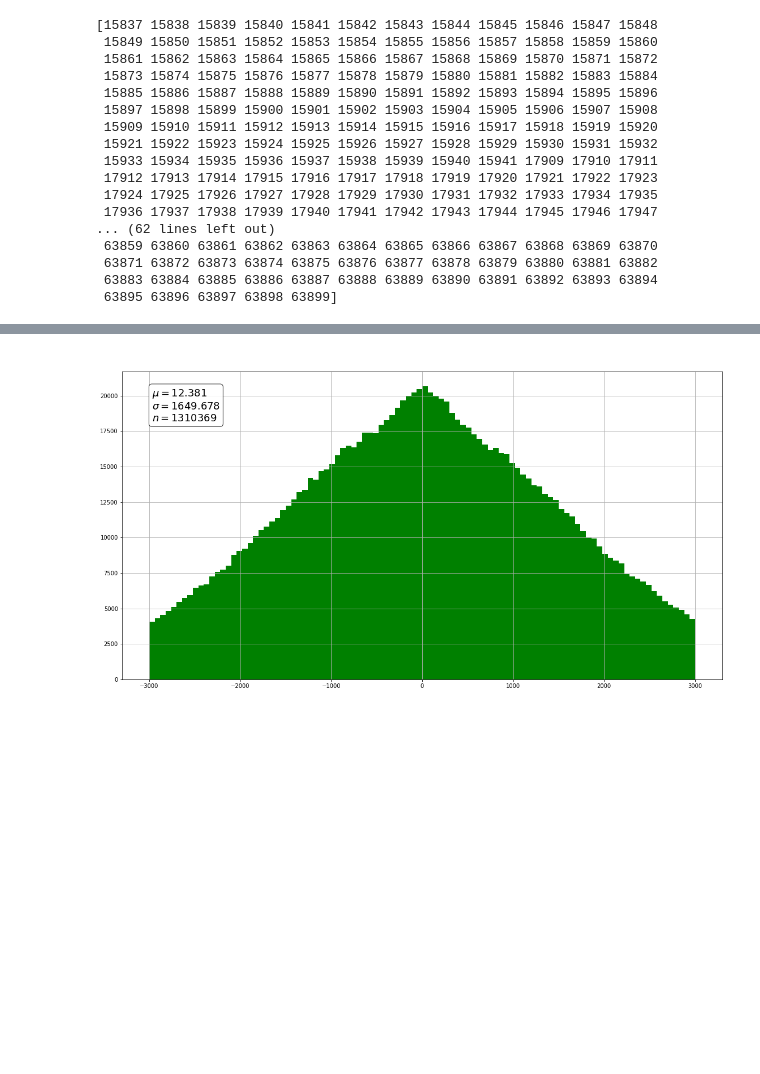
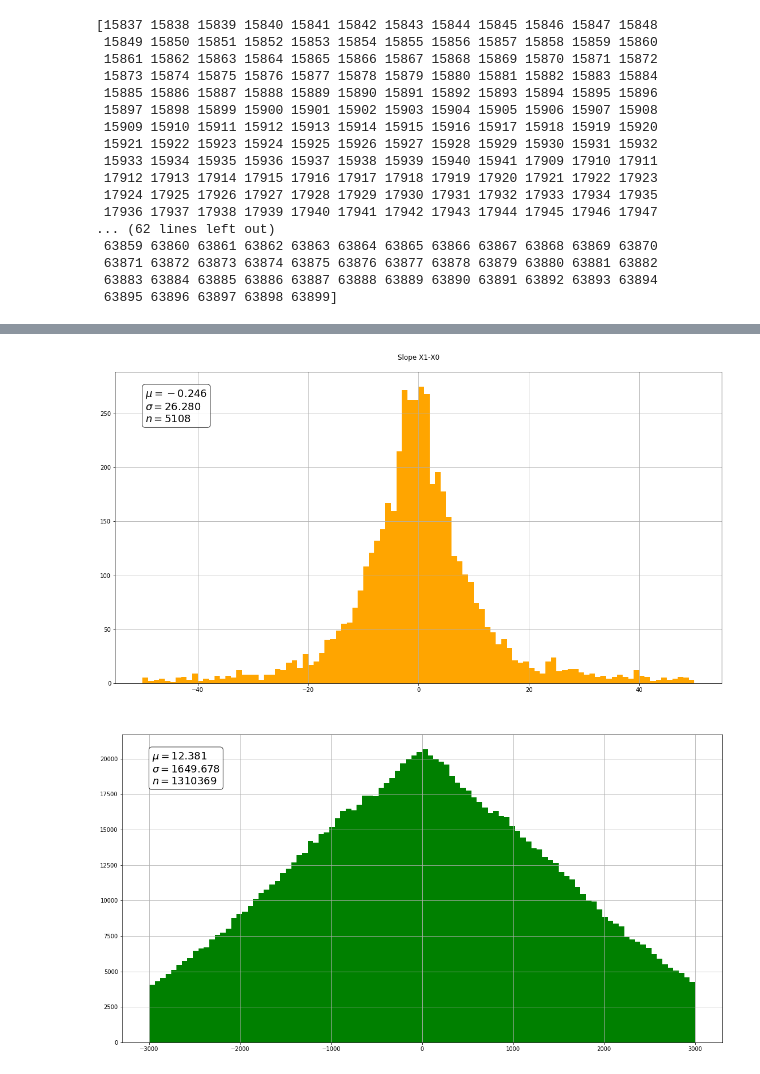
Before and after one commit to gabrielcammany/LHCb-CERN, a Jupyter notebook: notebooks/reconstruction/Track_Reconstruction.ipynb, the cells around one changed output, grey strips where cells are left out. Drawn from its saved outputs; the diff is of its cells as text; code cells hidden in the pictures; blank space fills up the shorter version.

Commit message:
Created a new version of the tracking reconstruction algorithm, together with multiple new plots for the report

```diff
--- a/notebooks/reconstruction/Track_Reconstruction.ipynb
+++ b/notebooks/reconstruction/Track_Reconstruction.ipynb
@@ -131,7 +126,7 @@ def predictHeight(x0, x3, x_stereo, stereo_layer, first_layer, last_layer):
     if (x3 - x0 == 0):
         m = 1
     else:
-        m = float(zLays[last_layer] - zLays[first_layer]) / float(x3 - x0)
+        m = (zLays[last_layer] - zLays[first_layer]) / (x3 - x0)
     n = zLays[last_layer] - (m * x3)
 
     x_pred = (z_stereo - n) / m
@@ -183,0 +152,6 @@ def selectValidTracks_NN(valid_tracks):
+# %%
+m = (zLays[0]) / float(86.7600021362)
+n = zLays[0] - (m * 86.7600021362)
+print((zLays[2] - n) / m )
+beta = (x_pred - 174.5431976318) / (math.radians(5) * zLays[1])
+math.tan(beta) * zLays[1]
@@ -184,3 +272,11 @@ def selectValidTracks_NN(valid_tracks):
+# %%
+def validateTracks(track1, track2):
+    found = 0
+    if track1[7][2] == track2[7][2] or track1[7][1] == track2[7][1]:
+        found += 1
+    if track1[7][0] == track2[7][0] or track1[7][3] == track2[7][3]:
+        found += 1
+    return found > 1
 # %%
 #
 # Test the NN model by using events not feeded as train
@@ -543,31 +455,49 @@ Particles with all hits
 # %%
 X_plot = []
 Y_plot = []
 
-event_hits = mc_hits[mc_hits[:,13] < events[1]]
+event_hits = mc_hits[mc_hits[:,13] < events[50]]
 
 # For each particle of a given event
 for particle in event_hits:
+
     if (len(particle[5]) > 1):
         # Extract only 12 hits, as some of them are really close
 
-        X_final = np.zeros(12)
+        X_final = {}
+        Zone_final = {}
         actual = -1
+        found_num = 0
+
+        # Extract all PrHits
         for i in range(0, len(particle[5])):
             if (actual != particle[8][i]):
-                X_final[actual + 1] = particle[5][i]
+                X_final[particle[8][i]] = []
+                X_final[particle[8][i]].append(particle[5][i])
+                Zone_final[particle[8][i]] = particle[12][i]
                 actual = particle[8][i]
+                found_num += 1
+            else:
+                X_final[actual].append(particle[5][i])
 
-        if (X_final[3] == 0):
+        if found_num < 12:
             continue
 
-        next_tracks = xtrack_model.predict(np.array([track[:6]]).reshape(1,-1))[0]
-        predicted = (xlayer_model.predict(np.array([X_final[0], 0]).reshape(1,-1)))[0]
+        pred_h2 = predictHeight(X_final[0][0], X_final[3][0], X_final[1][0], 1, 0, 3)
+        pred_h1 = predictHeight(X_final[0][0], X_final[3][0], X_final[2][0], 2, 0, 3)
 
-        Y_plot.append(np.abs(predicted[2] - X_final[3]))
+        if (pred_h1 > 0) and (pred_h1 > max_y) or (pred_h1 < 0) and (pred_h1 < min_y):
+            continue
+
+        if (pred_h2 > 0) and (pred_h2 > max_y) or (pred_h2 < 0) and (pred_h2 < min_y):
+            continue
+
+        Y_plot.append(pred_h2 - pred_h1)
         #print("Range: %f Pred: %f Found: %d" % (search_range,predicted,found_bool))
 
-histogram(Y_plot, 'orange', -200, 200, 'Slope X1-X0', '', '')
+histogram(Y_plot, 'orange', -50, 50, 'Slope X1-X0', '', '')
+# %% [output]
+[figure, added]
 # %%
 histogram(X_fake_data, 'green', -3000, 3000, '','','')
 # %% [output]
```
Also changed, not shown: parts of 18 cells of this notebook, 21 other files.
